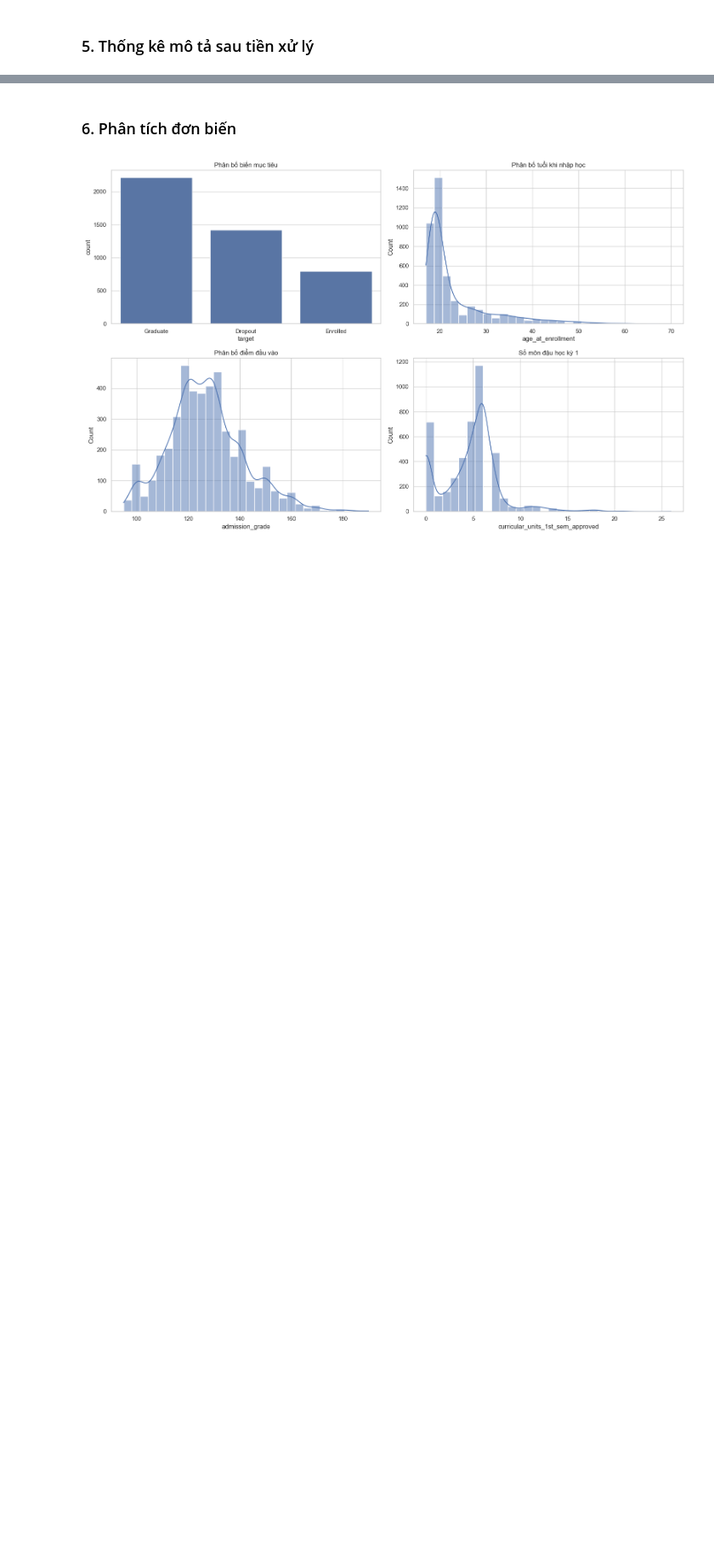
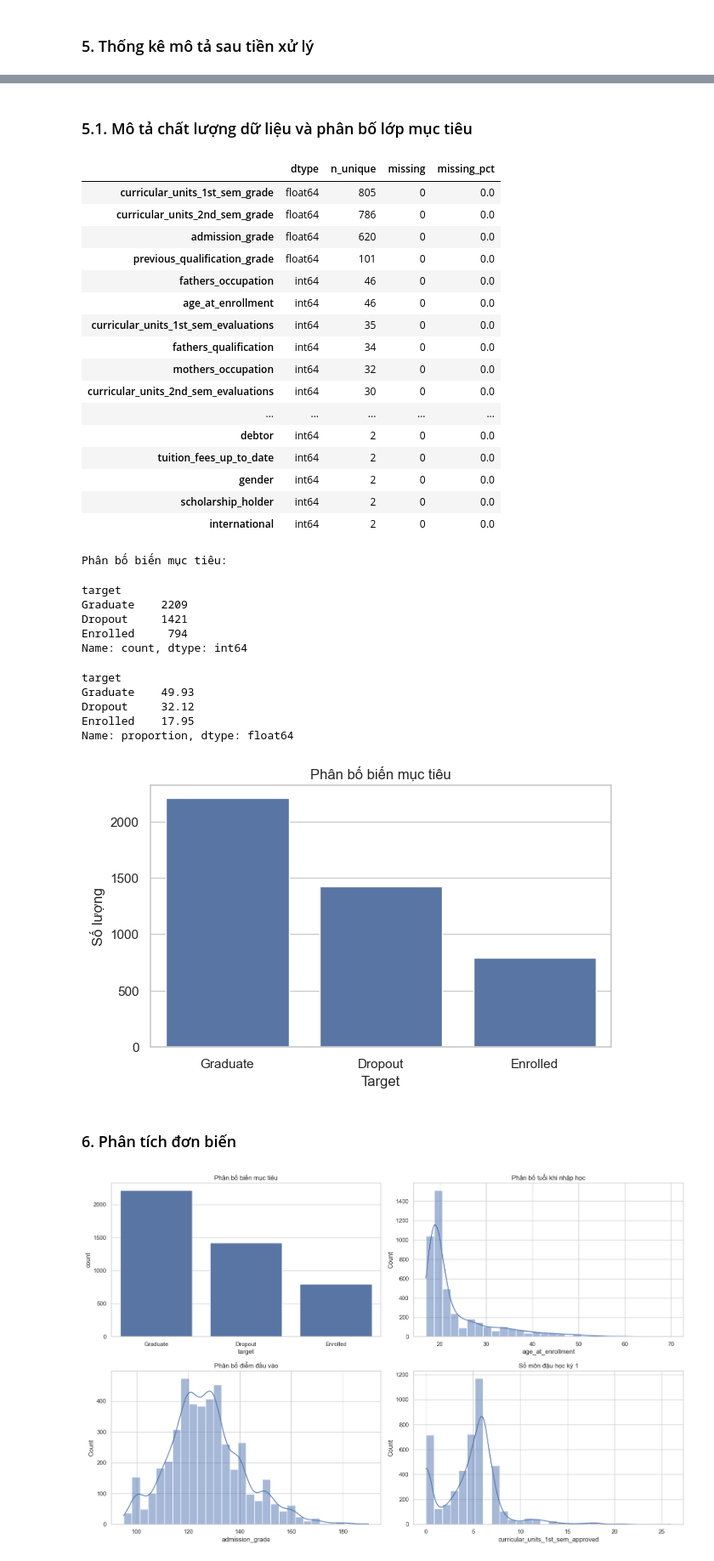
Before and after one commit to bibo0610/DATAMINING_20, a Jupyter notebook: student_dropout_academic_success.ipynb, the cells around one changed output, grey strips where cells are left out. Shown at 85% size. Drawn from its saved outputs; the diff is of its cells as text; code cells hidden in the pictures; blank space fills up the shorter version.

```diff
--- a/student_dropout_academic_success.ipynb
+++ b/student_dropout_academic_success.ipynb
@@ -238,3 +306,55 @@ Name: target, dtype: float64
+# %% [markdown]
+### 5.1. Mô tả chất lượng dữ liệu và phân bố lớp mục tiêu
+# %%
+quality_df = pd.DataFrame({
+    "dtype": data.dtypes.astype(str),
+    "n_unique": data.nunique(),
+    "missing": data.isnull().sum(),
+    "missing_pct": (data.isnull().mean() * 100).round(2)
+}).sort_values(by=["missing", "n_unique"], ascending=[False, False])
+
+display(quality_df)
+
+print("Phân bố biến mục tiêu:")
+display(data["target"].value_counts())
+display((data["target"].value_counts(normalize=True) * 100).round(2))
+
+plt.figure(figsize=(7, 4))
+sns.countplot(x="target", data=data, order=data["target"].value_counts().index)
+plt.title("Phân bố biến mục tiêu")
+plt.xlabel("Target")
+plt.ylabel("Số lượng")
+plt.show()
+# %% [output]
+|  | dtype | n_unique | missing | missing_pct |
+| curricular_units_1st_sem_grade | float64 | 805 | 0 | 0.0 |
+| curricular_units_2nd_sem_grade | float64 | 786 | 0 | 0.0 |
+| admission_grade | float64 | 620 | 0 | 0.0 |
+| previous_qualification_grade | float64 | 101 | 0 | 0.0 |
+| fathers_occupation | int64 | 46 | 0 | 0.0 |
+| age_at_enrollment | int64 | 46 | 0 | 0.0 |
+| curricular_units_1st_sem_evaluations | int64 | 35 | 0 | 0.0 |
+| fathers_qualification | int64 | 34 | 0 | 0.0 |
+| mothers_occupation | int64 | 32 | 0 | 0.0 |
+| curricular_units_2nd_sem_evaluations | int64 | 30 | 0 | 0.0 |
+| ... | ... | ... | ... | ... |
+| debtor | int64 | 2 | 0 | 0.0 |
+| tuition_fees_up_to_date | int64 | 2 | 0 | 0.0 |
+| gender | int64 | 2 | 0 | 0.0 |
+| scholarship_holder | int64 | 2 | 0 | 0.0 |
+| international | int64 | 2 | 0 | 0.0 |
+Phân bố biến mục tiêu:
+target
+Graduate    2209
+Dropout     1421
+Enrolled     794
+Name: count, dtype: int64
+target
+Graduate    49.93
+Dropout     32.12
+Enrolled    17.95
+Name: proportion, dtype: float64
+[figure, added]
 # %% [markdown]
 ### 6. Phân tích đơn biến
 # %%
```
Also changed, not shown: parts of 27 cells of this notebook, 2 other files.
